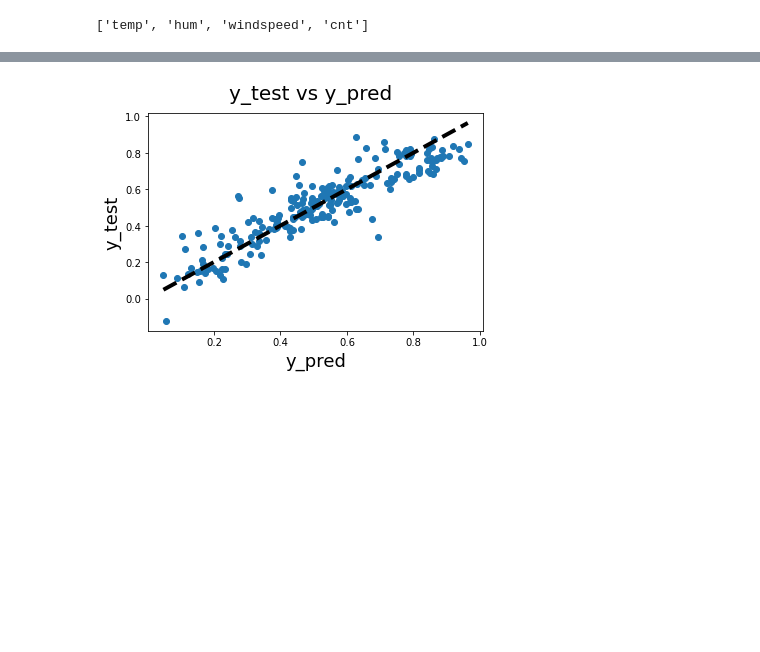
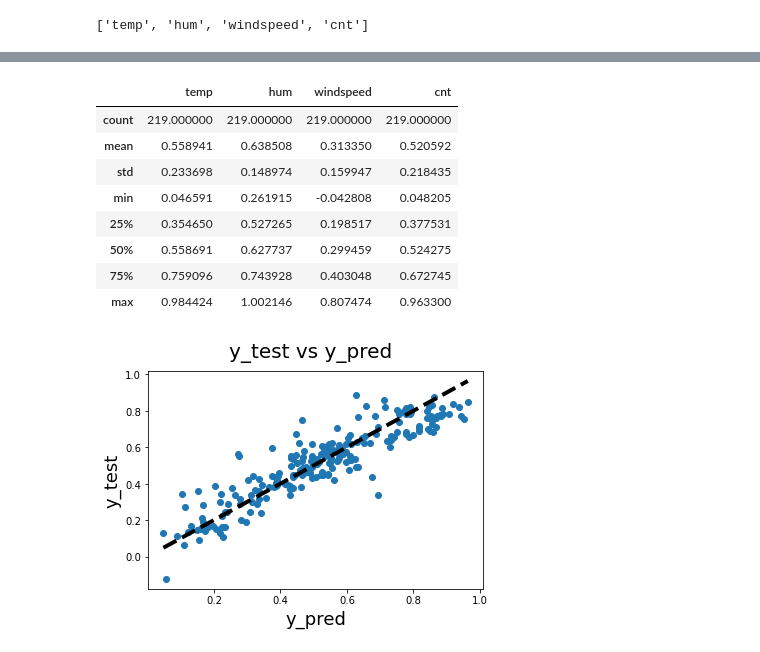
Before and after one commit to subhabrata-ghosh-1988/Bike-Sharing-Linear-Regression-, a Jupyter notebook: BoomBikes - Demand Predictions-Subhabrata Ghosh.ipynb, the cells around one changed output, grey strips where cells are left out. Cells and saved outputs as stored; diff of their text form; code cells hidden in the pictures; blank space fills up the shorter version.

```diff
--- a/BoomBikes - Demand Predictions-Subhabrata Ghosh.ipynb
+++ b/BoomBikes - Demand Predictions-Subhabrata Ghosh.ipynb
@@ -1228,4 +1328,16 @@ df_test.head()
 | 299 | 0 | 0 | 1 | 0.511964 | 0.837699 | 0.334206 | 0.303382 | 0 | 0 | ... |
 | 221 | 0 | 0 | 1 | 0.881625 | 0.437098 | 0.339570 | 0.547400 | 0 | 0 | ... |
 | 152 | 0 | 0 | 1 | 0.817246 | 0.314298 | 0.537414 | 0.569029 | 0 | 1 | ... |
+# %%
+df_test[bikes_numeric].describe()
+# %% [output]
+|  | temp | hum | windspeed | cnt |
+| count | 219.000000 | 219.000000 | 219.000000 | 219.000000 |
+| mean | 0.558941 | 0.638508 | 0.313350 | 0.520592 |
+| std | 0.233698 | 0.148974 | 0.159947 | 0.218435 |
+| min | 0.046591 | 0.261915 | -0.042808 | 0.048205 |
+| 25% | 0.354650 | 0.527265 | 0.198517 | 0.377531 |
+| 50% | 0.558691 | 0.627737 | 0.299459 | 0.524275 |
+| 75% | 0.759096 | 0.743928 | 0.403048 | 0.672745 |
+| max | 0.984424 | 1.002146 | 0.807474 | 0.963300 |
 # %%
```
Also changed, not shown: parts of 92 cells of this notebook, 3 other files.
